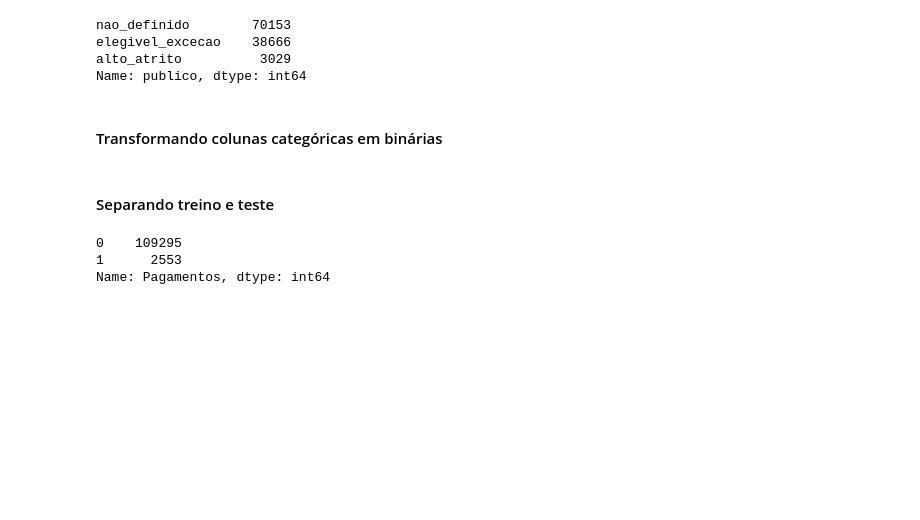
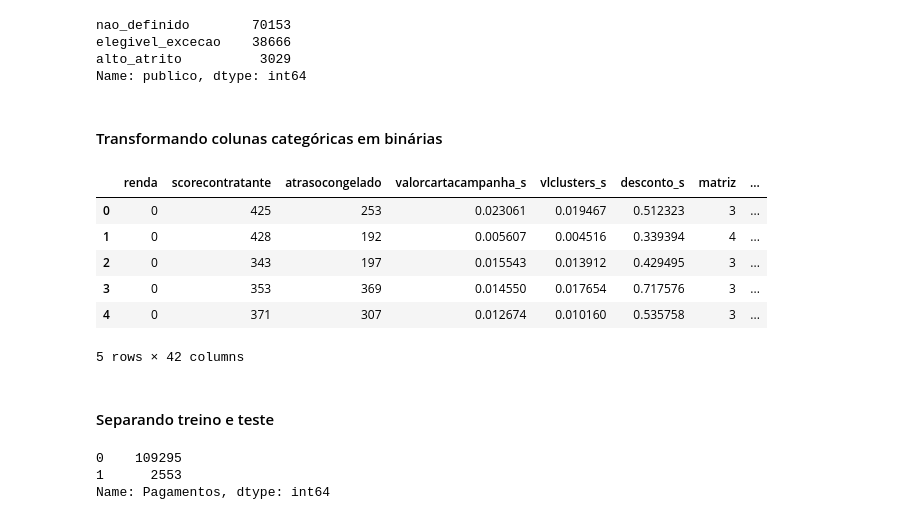
Before and after one commit to gbencke/scorea03, a Jupyter notebook: scoreA03.ipynb, the cells around one changed output. Saved outputs shown, nothing was run; the diff lists cells and outputs as text; code cells hidden in the pictures; blank space fills up the shorter version.

```diff
--- a/scoreA03.ipynb
+++ b/scoreA03.ipynb
@@ -191,6 +213,16 @@ colunas_treino = ['loja',
 dummies = pd.get_dummies(df[colunas_treino])
 dropado = df.drop(colunas_treino,axis=1)
 df = pd.concat([dummies,dropado], axis=1)
+# %%
+df.head()
+# %% [output]
+|  | renda | scorecontratante | atrasocongelado | valorcartacampanha_s | vlclusters_s | desconto_s | matriz | ... |
+| 0 | 0 | 425 | 253 | 0.023061 | 0.019467 | 0.512323 | 3 | ... |
+| 1 | 0 | 428 | 192 | 0.005607 | 0.004516 | 0.339394 | 4 | ... |
+| 2 | 0 | 343 | 197 | 0.015543 | 0.013912 | 0.429495 | 3 | ... |
+| 3 | 0 | 353 | 369 | 0.014550 | 0.017654 | 0.717576 | 3 | ... |
+| 4 | 0 | 371 | 307 | 0.012674 | 0.010160 | 0.535758 | 3 | ... |
+5 rows × 42 columns
 # %% [markdown]
 #### Separando treino e teste
 # %%
```
Also changed, not shown: parts of 12 cells of this notebook, 2 other files.
